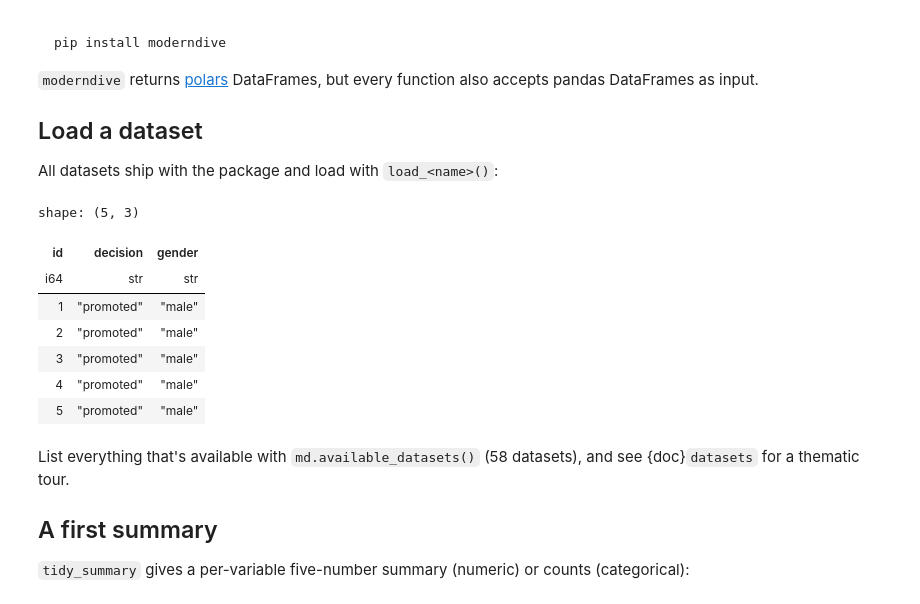
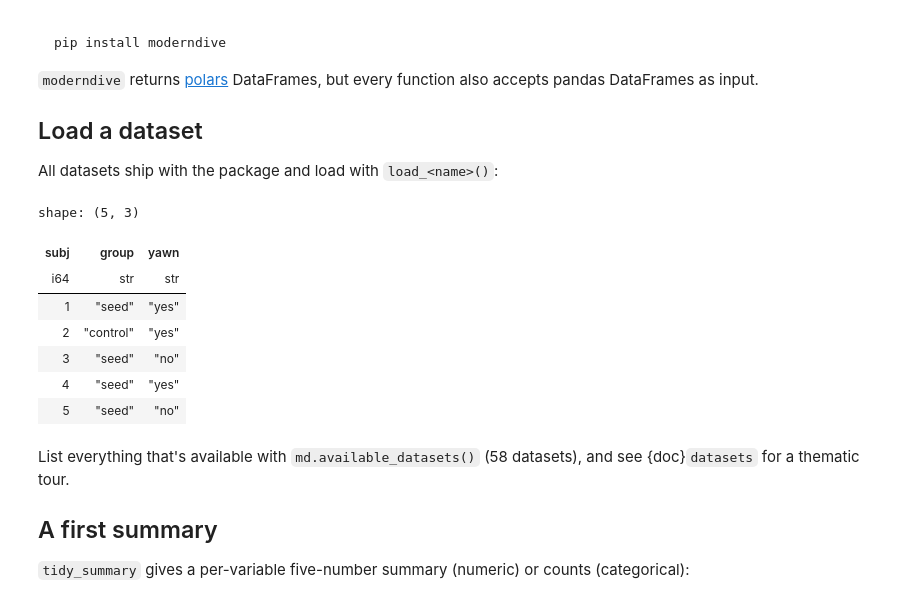
Before and after one commit to moderndive/moderndive-python, a Jupyter notebook: doc/_build/jupyter_execute/getting-started.ipynb, the cells around one changed output. Saved outputs shown, nothing was run; the diff lists cells and outputs as text; code cells hidden in the pictures.

```diff
--- a/doc/_build/jupyter_execute/getting-started.ipynb
+++ b/doc/_build/jupyter_execute/getting-started.ipynb
@@ -24,17 +24,17 @@ All datasets ship with the package and load with `load_<name>()`:
 # %%
 import moderndive as md
 
-promotions = md.load_promotions()
-promotions.head()
+yawn = md.load_mythbusters_yawn()
+yawn.head()
 # %% [output]
 shape: (5, 3)
-| id | decision | gender |
+| subj | group | yawn |
 | i64 | str | str |
-| 1 | "promoted" | "male" |
-| 2 | "promoted" | "male" |
-| 3 | "promoted" | "male" |
-| 4 | "promoted" | "male" |
-| 5 | "promoted" | "male" |
+| 1 | "seed" | "yes" |
+| 2 | "control" | "yes" |
+| 3 | "seed" | "no" |
+| 4 | "seed" | "yes" |
+| 5 | "seed" | "no" |
 # %% [markdown]
 List everything that's available with `md.available_datasets()` (58 datasets), and
 see {doc}`datasets` for a thematic tour.
```
Also changed, not shown: parts of 2 cells of this notebook, 39 other files.
